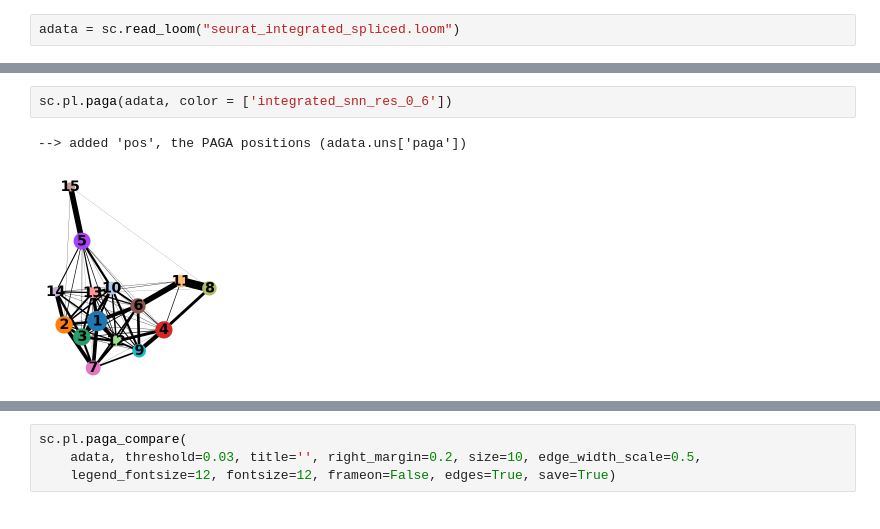
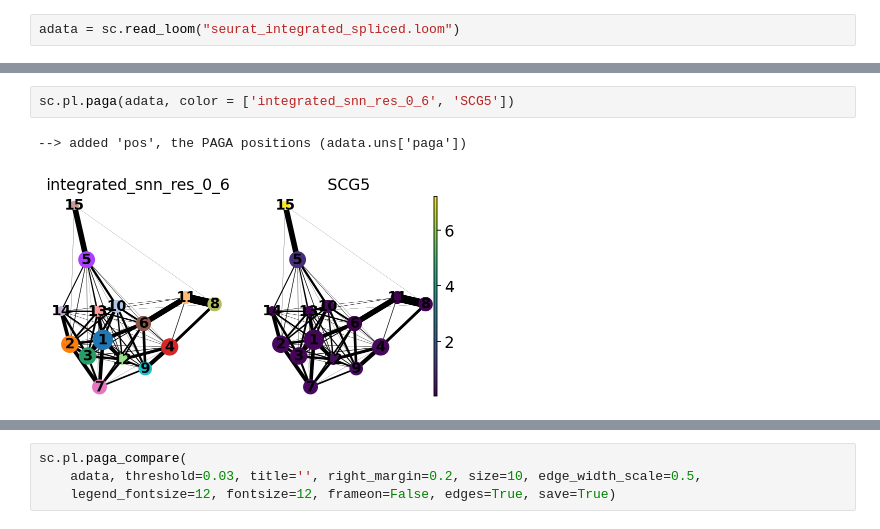
Before and after one commit to SamuelAMiller1/Miller_Policastro_2020_scRNAseq, a Jupyter notebook: paga_colon.ipynb, the cells around one changed output, grey strips where cells are left out. Cells and saved outputs as stored; diff of their text form.

```diff
--- a/paga_colon.ipynb
+++ b/paga_colon.ipynb
@@ -52,7 +62,7 @@ AnnData object with n_obs × n_vars = 24558 × 3000
 # %%
-sc.pl.paga(adata, color = ['integrated_snn_res_0_6'])
+sc.pl.paga(adata, color = ['integrated_snn_res_0_6', 'SCG5'])
 # %% [output]
 --> added 'pos', the PAGA positions (adata.uns['paga'])
-[figure, old version]
+[figure, new version]
 # %%
 sc.tl.draw_graph(adata, init_pos='paga')
```
Also changed, not shown: parts of 11 cells of this notebook.
